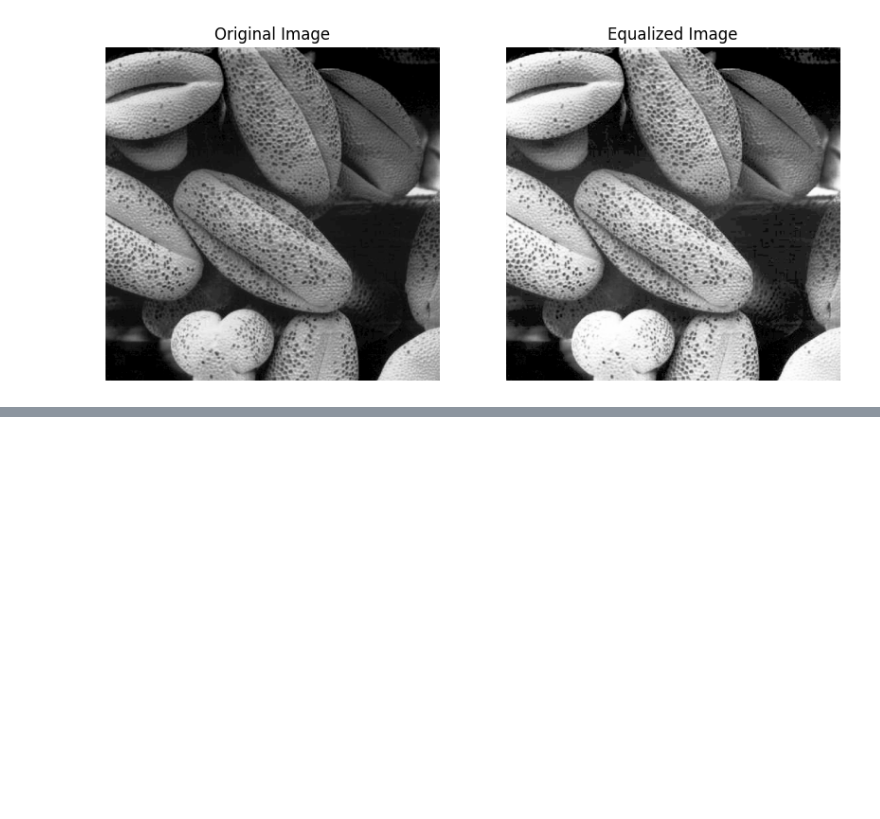
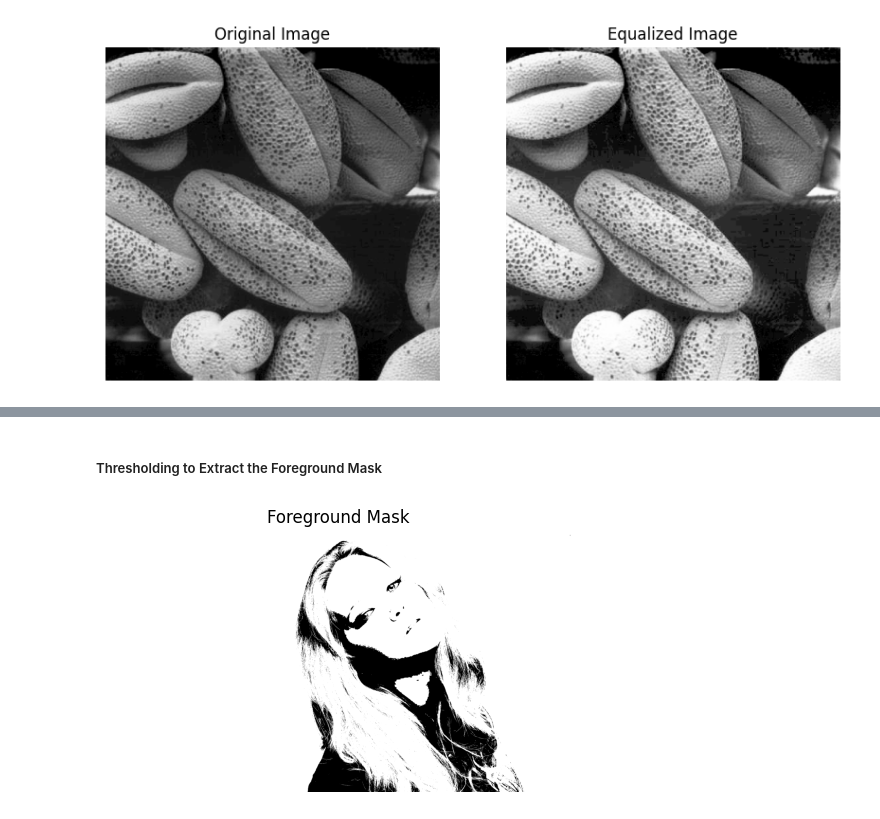
Before and after one commit to DinukaMadhushan1234/Intensity-Transformations-and-Neighborhood, a Jupyter notebook: histogram equalization.ipynb, the cells around one changed output, grey strips where cells are left out. Drawn from its saved outputs; the diff is of its cells as text; code cells hidden in the pictures; blank space fills up the shorter version.

```diff
--- a/histogram equalization.ipynb
+++ b/histogram equalization.ipynb
@@ -84,0 +94,16 @@ plt.show()
+# %% [markdown]
+##### Thresholding to Extract the Foreground Mask
+# %%
+import numpy as np
+
+# value component is best for extracting the foreground
+_, mask = cv2.threshold(value, 75, 255, cv2.THRESH_BINARY)
+
+# Display the mask
+plt.figure(figsize=(6, 4))
+plt.imshow(mask, cmap='gray')
+plt.title('Foreground Mask')
+plt.axis('off')
+plt.show()
+# %% [output]
+[figure, added]
```
Also changed, not shown: parts of 11 cells of this notebook.
